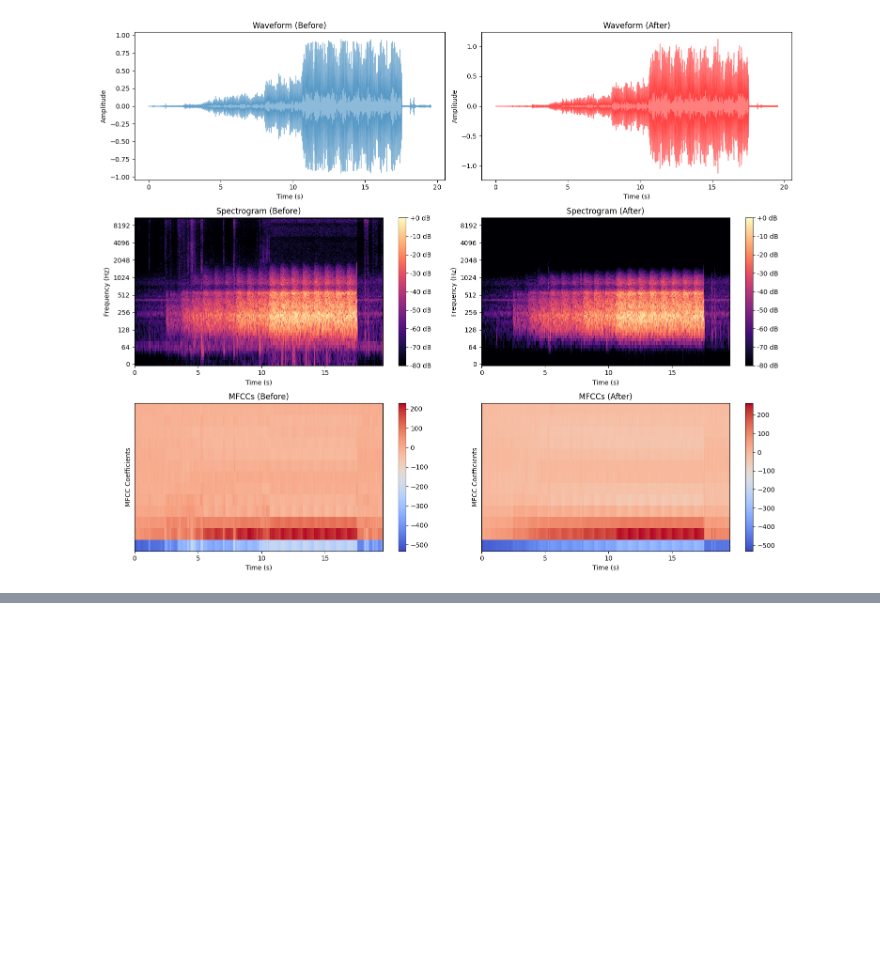
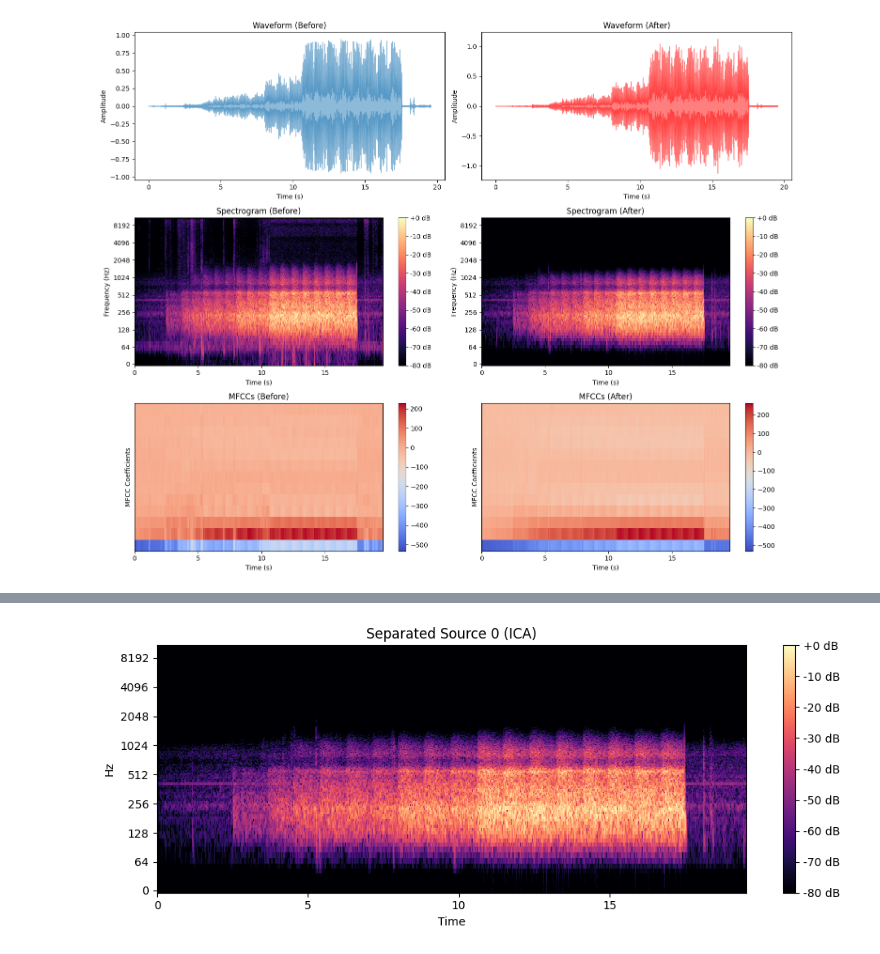
Before and after one commit to katsuhiro-wq/katsuhiro-wq, a Jupyter notebook: シャント音前処理と解析.ipynb, the cells around one changed output, grey strips where cells are left out. Saved outputs shown, nothing was run; the diff lists cells and outputs as text; code cells hidden in the pictures; blank space fills up the shorter version.

```diff
--- a/シャント音前処理と解析.ipynb
+++ b/シャント音前処理と解析.ipynb
@@ -174,0 +362,16 @@ plt.show()
+# %%
+# 前提：ICAで分離された音源(y_separated)が計算済み
+# ica: ICAオブジェクト
+# y_separated: ICAで分離された音源データ
+
+# 分離された音源のスペクトルを表示
+plt.figure(figsize=(10, 4))
+for i, component in enumerate(y_separated.T):
+    D = librosa.amplitude_to_db(np.abs(librosa.stft(component)), ref=np.max)
+    librosa.display.specshow(D, sr=sr, x_axis='time', y_axis='log')
+    plt.title(f'Separated Source {i} (ICA)')
+    plt.colorbar(format='%+2.0f dB')
+    plt.tight_layout()
+    plt.show()
+# %% [output]
+[figure, added]
```
Also changed, not shown: parts of 10 cells of this notebook.
